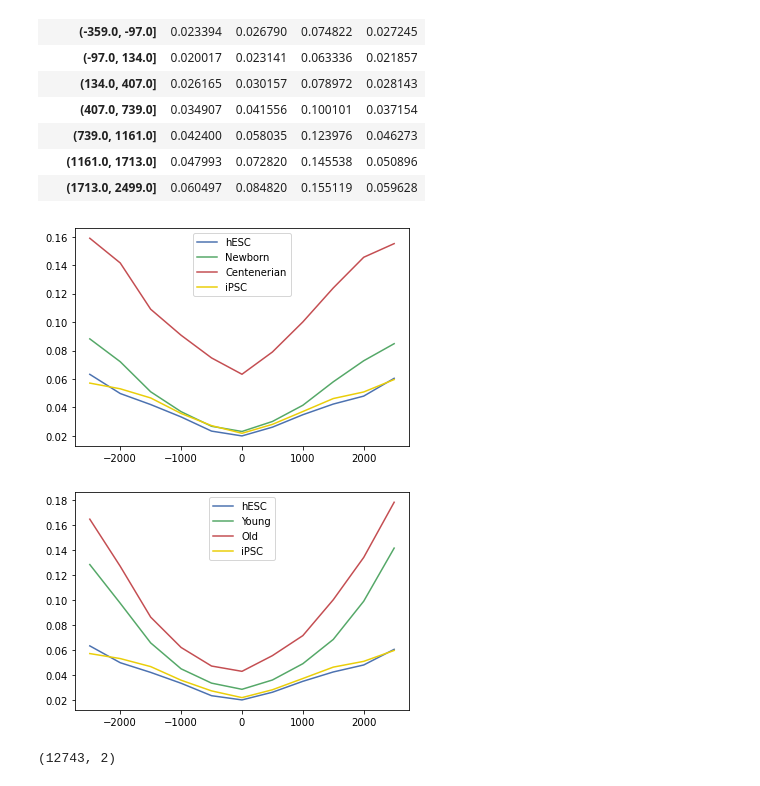
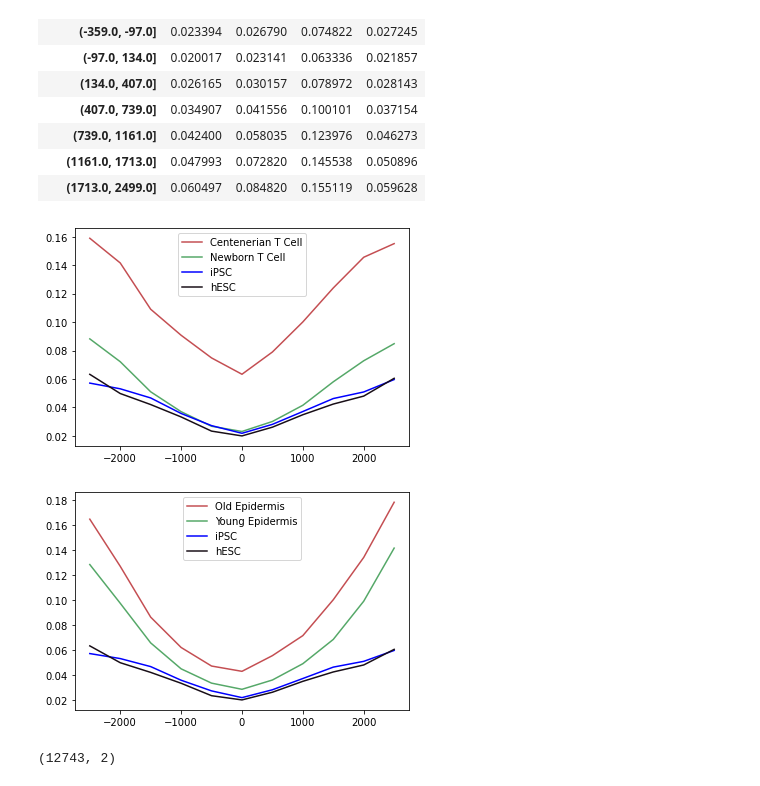
Before and after one commit to moqri/aging_2021, a Jupyter notebook: index/index.ipynb, the cells around one changed output. Cells and saved outputs as stored; diff of their text form; code cells hidden in the pictures.

```diff
--- a/index/index.ipynb
+++ b/index/index.ipynb
@@ -130,19 +130,21 @@ df[df.h<.5].groupby('dq').mean()[['h','n','c','i']]
 | (1161.0, 1713.0] | 0.047993 | 0.072820 | 0.145538 | 0.050896 |
 | (1713.0, 2499.0] | 0.060497 | 0.084820 | 0.155119 | 0.059628 |
 # %%
-pl=df[df.h<.5].groupby('dq').mean()[['h','n','c','i']]
-pl.columns=['hESC','Newborn','Centenerian','iPSC']
+pl=df[df.h<.5].groupby('dq').mean()[['h','i','n','c']]
+pl.columns=['hESC','iPSC','Newborn T Cell','Centenerian T Cell']
 pl.index=list(range(-2500,2501,500))
-ax=sns.lineplot(data=pl,dashes=False,palette = sns.color_palette(["#4c72b0","#55a868","#c44e52","#EACE09"]))
+ax=sns.lineplot(data=pl,dashes=False,hue_order=['Centenerian T Cell','Newborn T Cell','iPSC','hESC'],
+                palette = sns.color_palette(["#c44e52","#55a868","#0000FF","#180e17"]))
 # %% [output]
-[figure, old version]
+[figure, new version]
 # %%
-pl=df[df.h<.5].groupby('dq').mean()[['h','y','o','i']]
-pl.columns=['hESC','Young','Old','iPSC']
+pl=df[df.h<.5].groupby('dq').mean()[['h','i','y','o']]
+pl.columns=['hESC','iPSC','Young Epidermis','Old Epidermis']
 pl.index=list(range(-2500,2501,500))
-ax=sns.lineplot(data=pl,dashes=False,palette = sns.color_palette(["#4c72b0","#55a868","#c44e52","#EACE09"]))
+ax=sns.lineplot(data=pl,dashes=False,hue_order=['Old Epidermis','Young Epidermis','iPSC','hESC'],
+                palette = sns.color_palette(["#c44e52","#55a868","#0000FF","#180e17"]))
 # %% [output]
-[figure, old version]
+[figure, new version]
 # %%
 man='https://zhouserver.research.chop.edu/InfiniumAnnotation/20180909/HM450/HM450.hg38.manifest.tsv.gz'
 man=pd.read_table(man)
```
Also changed, not shown: parts of 17 cells of this notebook, 5 other files.
